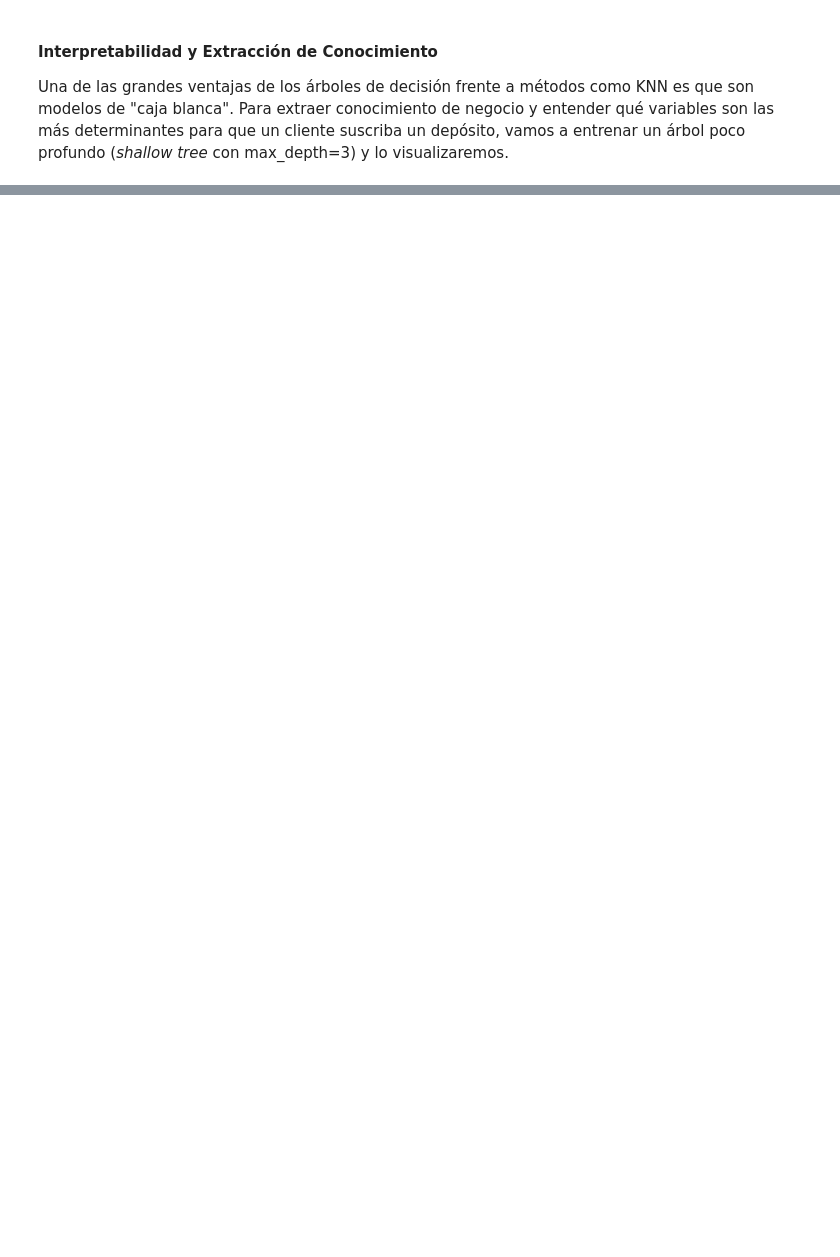
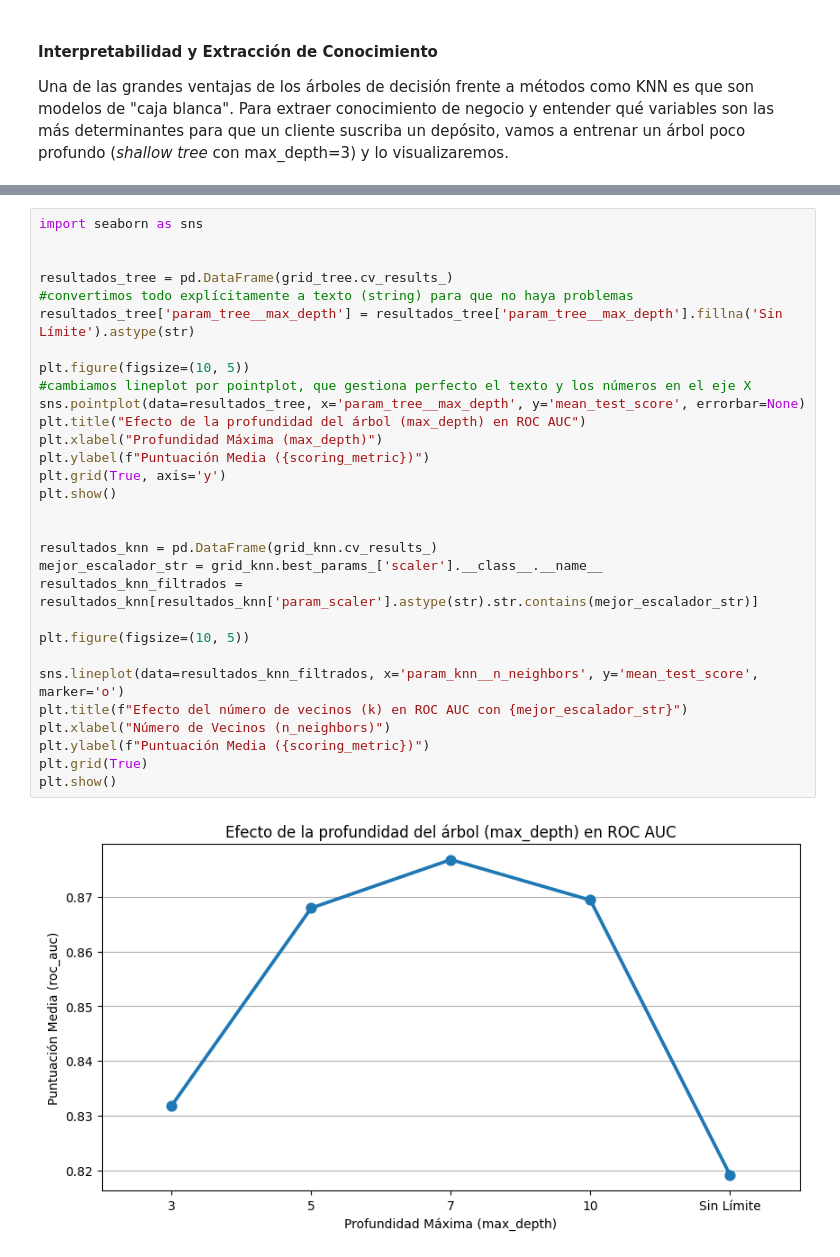
Before and after one commit to 100495957/AprendizajeAutomaticoPractica1, a Jupyter notebook: notebook_principal.ipynb, the cells around one changed output, grey strips where cells are left out. Drawn from its saved outputs; the diff is of its cells as text; blank space fills up the shorter version.

```diff
--- a/notebook_principal.ipynb
+++ b/notebook_principal.ipynb
@@ -285,0 +375,32 @@ plt.show()
+# %%
+import seaborn as sns
+
+
+resultados_tree = pd.DataFrame(grid_tree.cv_results_)
+#convertimos todo explícitamente a texto (string) para que no haya problemas
+resultados_tree['param_tree__max_depth'] = resultados_tree['param_tree__max_depth'].fillna('Sin Límite').astype(str)
+
+plt.figure(figsize=(10, 5))
+#cambiamos lineplot por pointplot, que gestiona perfecto el texto y los números en el eje X
+sns.pointplot(data=resultados_tree, x='param_tree__max_depth', y='mean_test_score', errorbar=None)
+plt.title("Efecto de la profundidad del árbol (max_depth) en ROC AUC")
+plt.xlabel("Profundidad Máxima (max_depth)")
+plt.ylabel(f"Puntuación Media ({scoring_metric})")
+plt.grid(True, axis='y')
+plt.show()
+
+
+resultados_knn = pd.DataFrame(grid_knn.cv_results_)
+mejor_escalador_str = grid_knn.best_params_['scaler'].__class__.__name__
+resultados_knn_filtrados = resultados_knn[resultados_knn['param_scaler'].astype(str).str.contains(mejor_escalador_str)]
+
+plt.figure(figsize=(10, 5))
+
+sns.lineplot(data=resultados_knn_filtrados, x='param_knn__n_neighbors', y='mean_test_score', marker='o')
+plt.title(f"Efecto del número de vecinos (k) en ROC AUC con {mejor_escalador_str}")
+plt.xlabel("Número de Vecinos (n_neighbors)")
+plt.ylabel(f"Puntuación Media ({scoring_metric})")
+plt.grid(True)
+plt.show()
+# %% [output]
+[figure, added]
```
Also changed, not shown: parts of 15 cells of this notebook.
